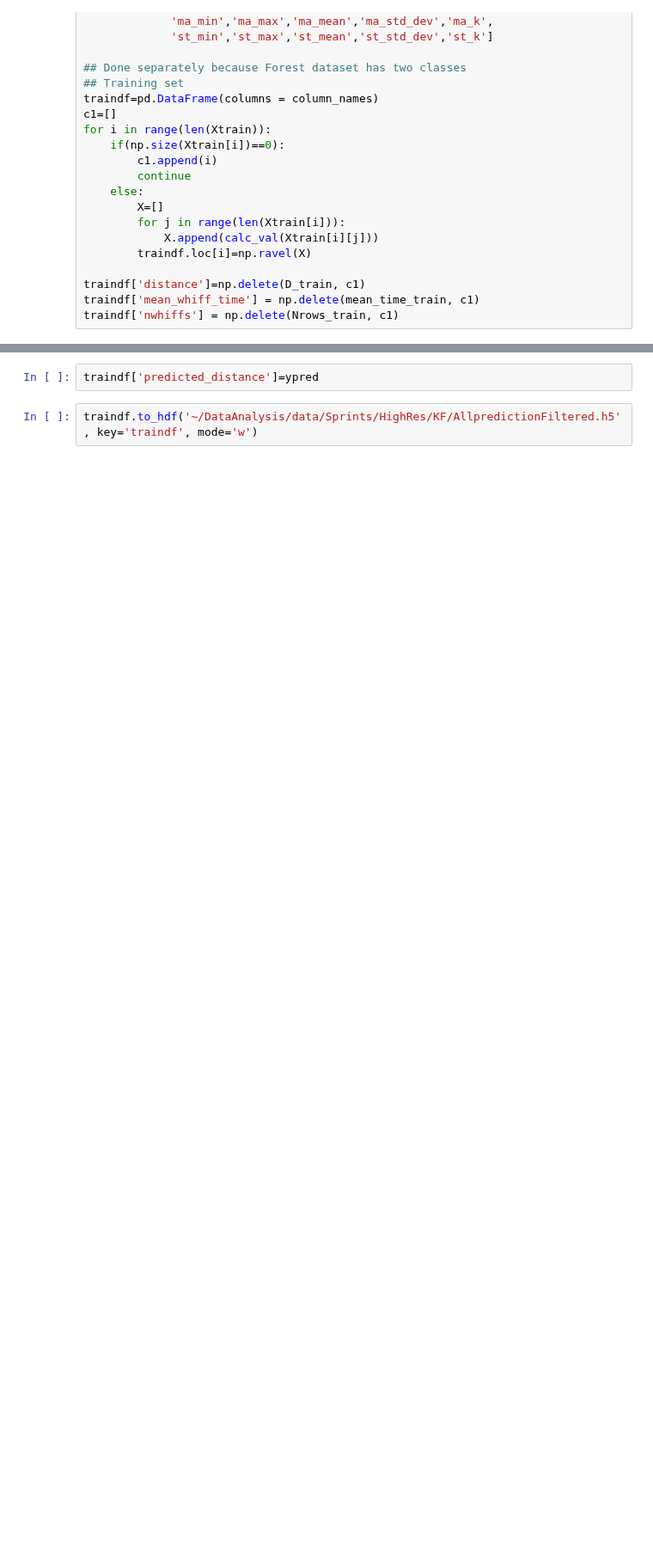
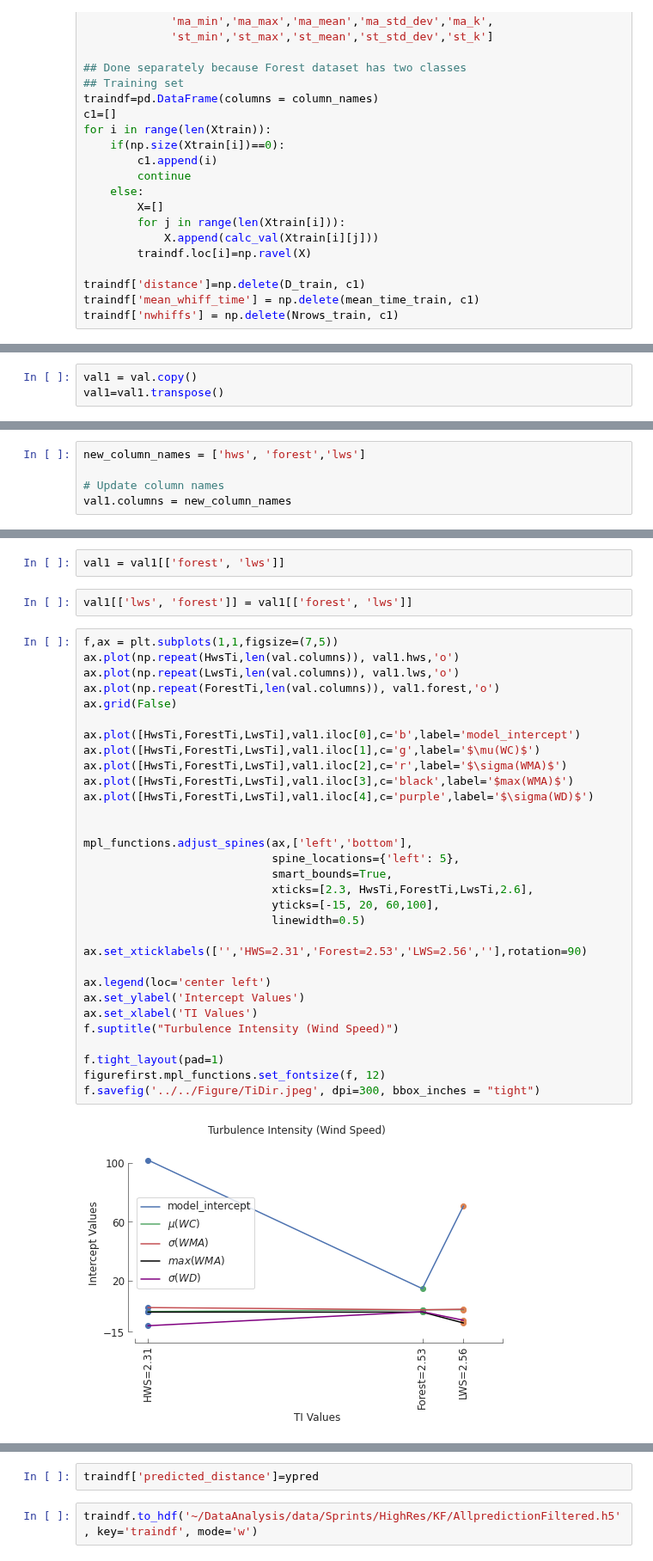
Before and after one commit to arunavanag591/odor_analysis, a Jupyter notebook: data_exploration/dataClassification.ipynb, the cells around one changed output, grey strips where cells are left out. Shown at 86% size. Cells and saved outputs as stored; diff of their text form; blank space fills up the shorter version.

```diff
--- a/data_exploration/dataClassification.ipynb
+++ b/data_exploration/dataClassification.ipynb
@@ -261,0 +279,3 @@ ma_min+ma_max+ma_mean+ma_std_dev+ma_k+ st_min+st_max+st_mean+st_std_dev+st_k+nwh
+# %%
+val1 = val.copy()
+val1=val1.transpose()
@@ -261,0 +319,5 @@ ma_min+ma_max+ma_mean+ma_std_dev+ma_k+ st_min+st_max+st_mean+st_std_dev+st_k+nwh
+# %%
+new_column_names = ['hws', 'forest','lws']
+
+# Update column names
+val1.columns = new_column_names
@@ -262 +333,38 @@ ma_min+ma_max+ma_mean+ma_std_dev+ma_k+ st_min+st_max+st_mean+st_std_dev+st_k+nwh
+# %%
+val1 = val1[['forest', 'lws']]
+# %%
+val1[['lws', 'forest']] = val1[['forest', 'lws']]
+# %%
+f,ax = plt.subplots(1,1,figsize=(7,5))
+ax.plot(np.repeat(HwsTi,len(val.columns)), val1.hws,'o')
+ax.plot(np.repeat(LwsTi,len(val.columns)), val1.lws,'o')
+ax.plot(np.repeat(ForestTi,len(val.columns)), val1.forest,'o')
+ax.grid(False)
+
+ax.plot([HwsTi,ForestTi,LwsTi],val1.iloc[0],c='b',label='model_intercept')
+ax.plot([HwsTi,ForestTi,LwsTi],val1.iloc[1],c='g',label='$\mu(WC)$')
+ax.plot([HwsTi,ForestTi,LwsTi],val1.iloc[2],c='r',label='$\sigma(WMA)$')
+ax.plot([HwsTi,ForestTi,LwsTi],val1.iloc[3],c='black',label='$max(WMA)$')
+ax.plot([HwsTi,ForestTi,LwsTi],val1.iloc[4],c='purple',label='$\sigma(WD)$')
+
+
+mpl_functions.adjust_spines(ax,['left','bottom'],
+                            spine_locations={'left': 5},
+                            smart_bounds=True,
+                            xticks=[2.3, HwsTi,ForestTi,LwsTi,2.6],
+                            yticks=[-15, 20, 60,100],
+                            linewidth=0.5)
+
+ax.set_xticklabels(['','HWS=2.31','Forest=2.53','LWS=2.56',''],rotation=90)
+
+ax.legend(loc='center left')
+ax.set_ylabel('Intercept Values')
+ax.set_xlabel('TI Values')
+f.suptitle("Turbulence Intensity (Wind Speed)")
+
+f.tight_layout(pad=1)
+figurefirst.mpl_functions.set_fontsize(f, 12)
+f.savefig('../../Figure/TiDir.jpeg', dpi=300, bbox_inches = "tight")
+# %% [output]
+[figure, added]
 # %%
```
Also changed, not shown: parts of 19 cells of this notebook, 14 other files.
